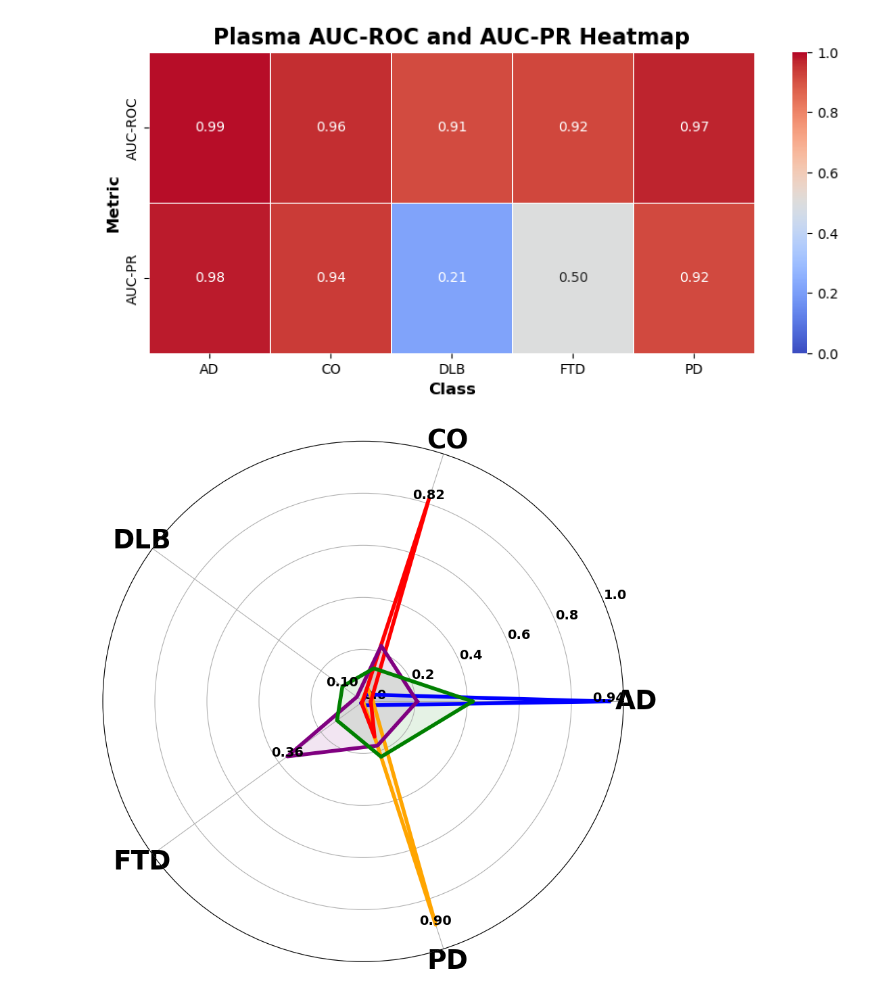
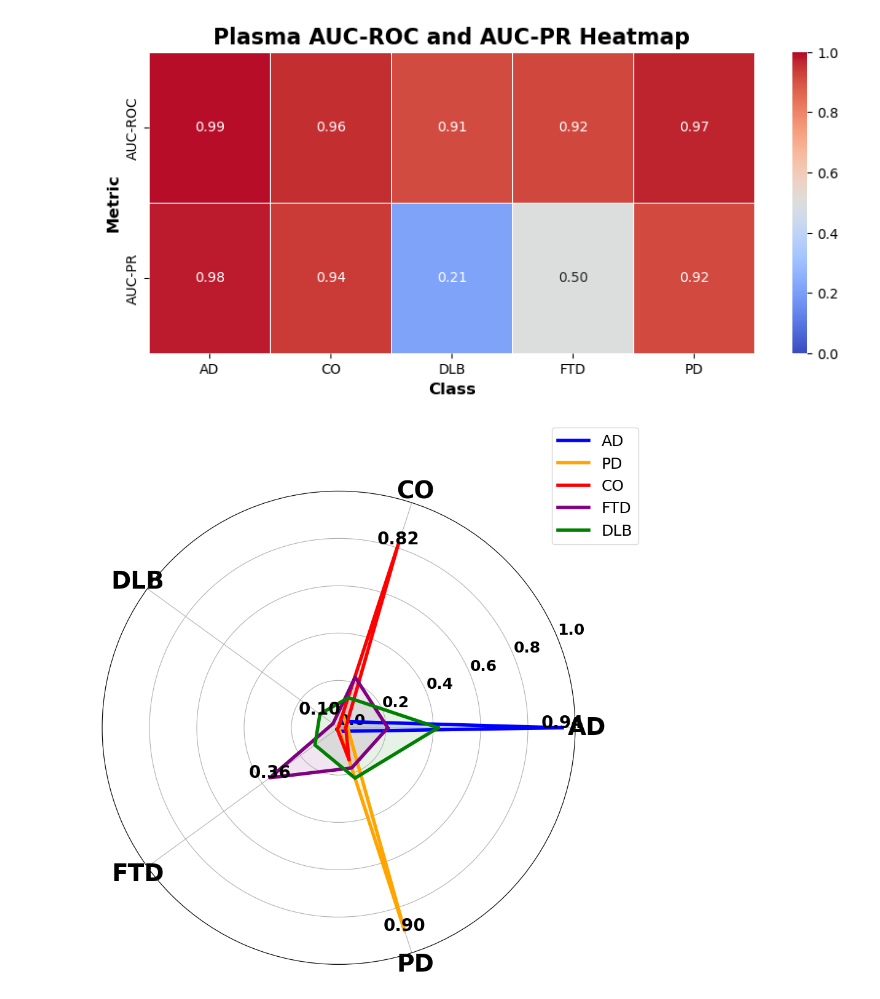
Before and after one commit to YingXu001/CSF_Plasma_Proteomics_AI_Classifier, a Jupyter notebook: LightGBM_Internal_Test_PUB.ipynb, the cells around one changed output. Cells and saved outputs as stored; diff of their text form; code cells hidden in the pictures.

```diff
--- a/LightGBM_Internal_Test_PUB.ipynb
+++ b/LightGBM_Internal_Test_PUB.ipynb
@@ -797,35 +803,36 @@ def plot_combined_radar_chart(means, labels, class_names):
 
     # Annotate the max value for each axis dimension
     for j in range(num_vars):
         max_value = max([means[i][j] for i in range(len(means))])
         ax.text(angles[j], max_value, f'{max_value:.2f}',
-                horizontalalignment='center', size=14, color='black', fontweight='bold')
+                horizontalalignment='center', size=20, color='black', fontweight='bold')
 
     ax.set_xticks(angles[:-1])
     ax.set_xticklabels(labels, fontsize=28, fontweight='bold')
     ax.set_yticklabels([])
 
     # ax.set_title("Radar Plot of 5 Main Status", size=30, weight='bold')
-    # ax.legend(loc='upper right', bbox_to_anchor=(1.1, 1.1))
-
+    # ax.legend(loc='upper right', bbox_to_anchor=(1.15, 1.15), fontsize=18,
+    #           title="True Class", title_fontsize=20)
+    ax.legend(loc='upper right', bbox_to_anchor=(1.15, 1.15), fontsize=18, title_fontsize=20)
     ax.set_ylim(0, 1)
     ax.set_yticks(np.linspace(0, 1, 6))
-    ax.set_yticklabels(["0.0", "0.2", "0.4", "0.6", "0.8", "1.0"], fontsize=14, fontweight='bold')
+    ax.set_yticklabels(["0.0", "0.2", "0.4", "0.6", "0.8", "1.0"], fontsize=18, fontweight='bold')
 
     plt.show()
 
 # === Compute mean probabilities for each class ===
 true_classes = ['AD', 'PD', 'CO', 'FTD', 'DLB']
 probability_columns = [col for col in results_df.columns if 'Probability' in col]
 
 means = []
 for true_class in true_classes:
     subset = results_df[results_df['True Class'] == true_class]
     probabilities = subset[probability_columns].values
     mean, _, _ = calculate_mean_and_ci(probabilities)
     means.append(mean)
 
 # === Generate radar plot ===
 plot_combined_radar_chart(means, probability_columns, true_classes)
 # %% [output]
-[figure, old version]
+[figure, new version]
```
Also changed, not shown: parts of 4 cells of this notebook, 5 other files.
